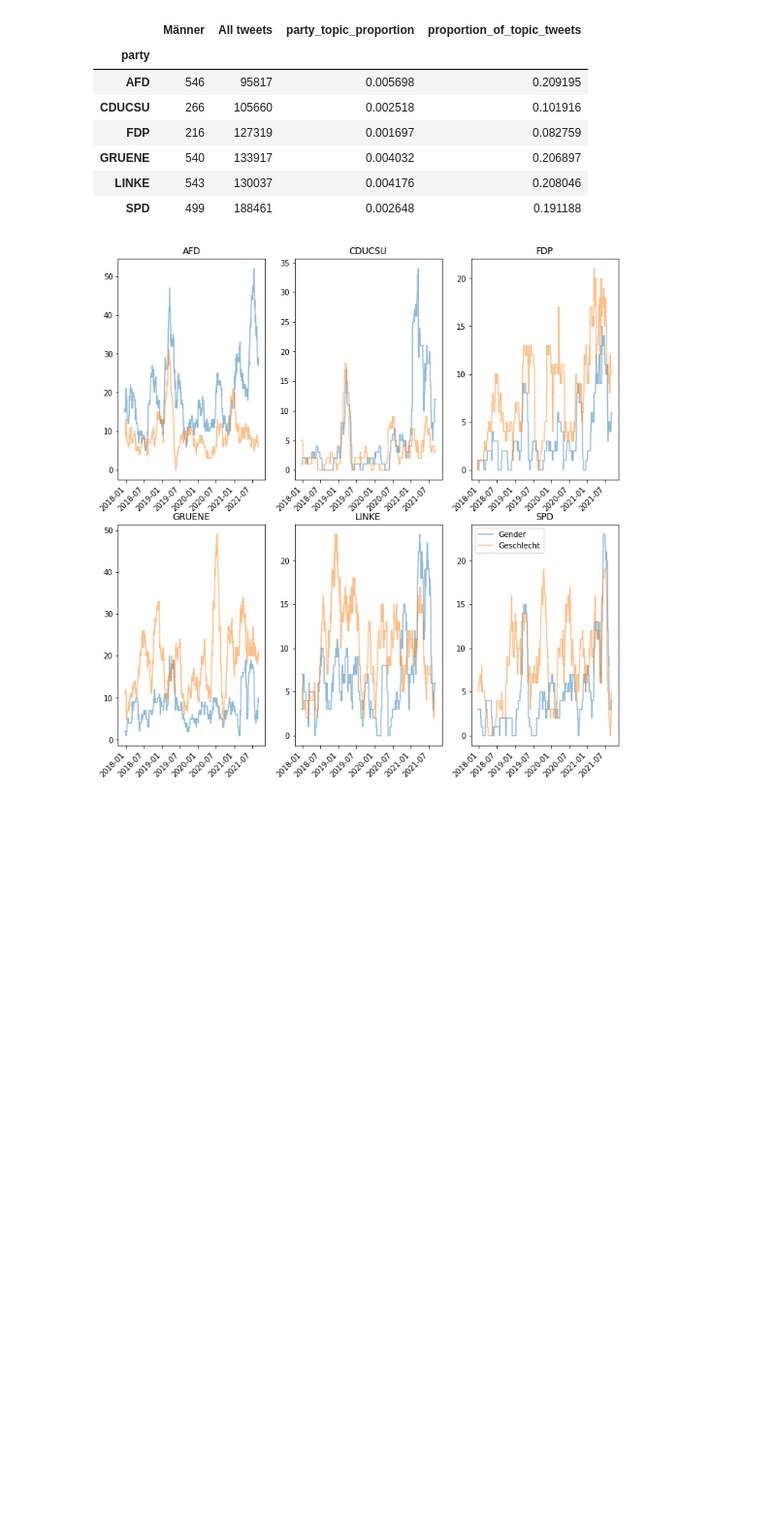
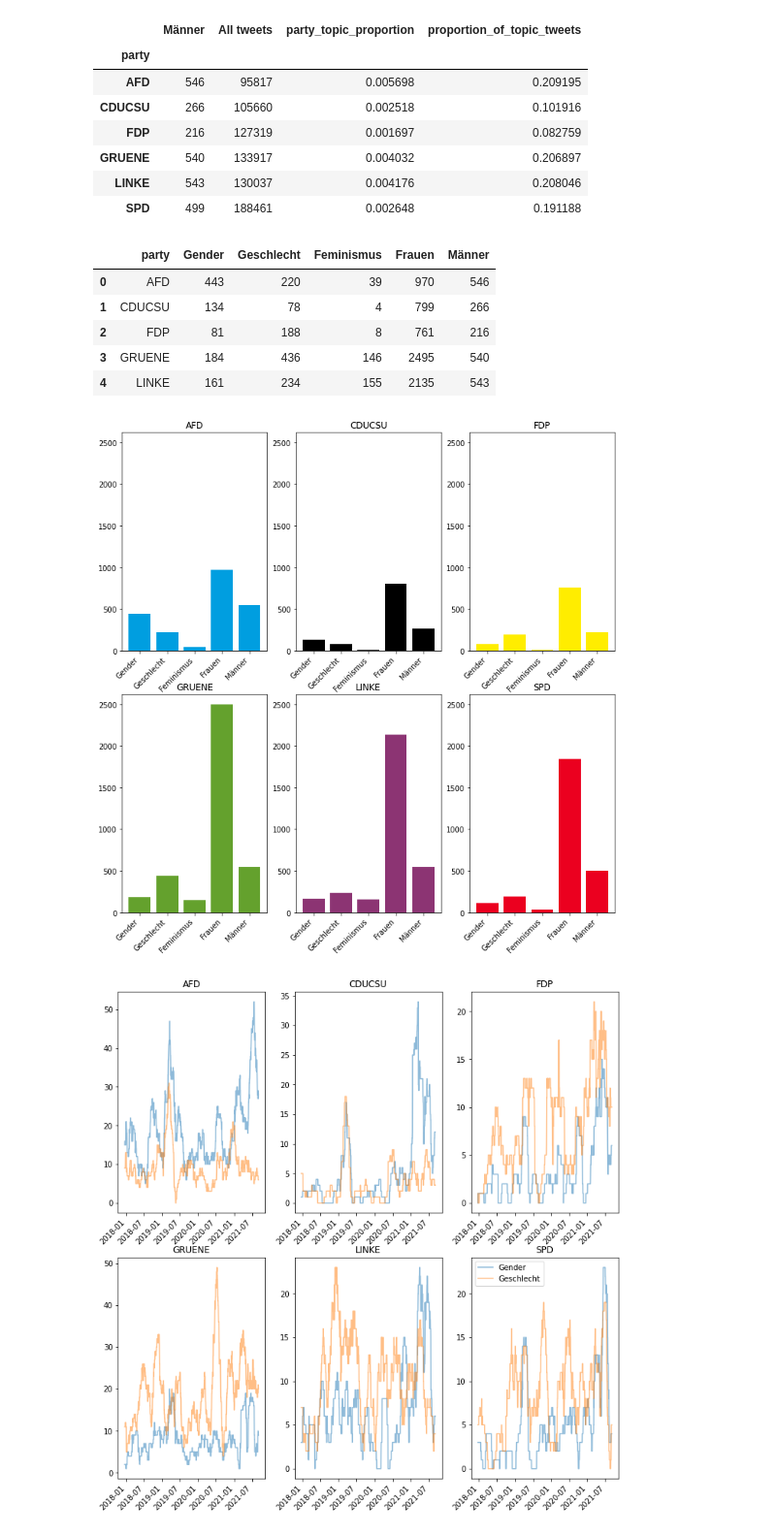
Before and after one commit to mcallaghan/ts-bundestag-tweets, a Jupyter notebook: Gender/Gender.ipynb, the cells around one changed output. Shown at 97% size. Saved outputs shown, nothing was run; the diff lists cells and outputs as text; code cells hidden in the pictures; blank space fills up the shorter version.

```diff
--- a/Gender/Gender.ipynb
+++ b/Gender/Gender.ipynb
@@ -828,7 +831,7 @@ for cutoff in cutoffs[:1]:
         })
         results['party_topic_proportion'] = results[topic['name']] / results['All tweets']
         results['proportion_of_topic_tweets'] = results[topic['name']] / results[topic['name']].sum()
-        results.to_csv(f"results/7/1_after_{cutoff.strftime('%y-%m-%d')}.csv")
+        results.to_csv(f"results/7/7_topic_after_{cutoff.strftime('%y-%m-%d')}.csv")
 
 results
 # %% [output]
@@ -840,6 +843,42 @@ results
 | GRUENE | 540 | 133917 | 0.004032 | 0.206897 |
 | LINKE | 543 | 130037 | 0.004176 | 0.208046 |
 | SPD | 499 | 188461 | 0.002648 | 0.191188 |
+# %%
+# 7. Check words like “Geschlecht” (including geschlechtergerecht etc.), „Feminismus“, „Frauen“, „Männer“
+
+fig = plt.figure(figsize=(12,12))
+
+ax = None
+
+pts = []
+
+for i, (party, pgroup) in enumerate(df[df.index>cutoffs[0]].groupby('party')):
+    ax = fig.add_subplot(2,3,i+1, sharey = ax)
+    ax.set_title(party)
+    topics=[]
+    pt = {"party":party}
+    for j, topic in enumerate(extended_gender_topics):
+        count = pgroup[topic['name']].sum()
+        pt[topic['name']] = count
+        ax.bar(j, count, color=cdict[party.lower()])
+        topics.append(topic['name'])
+
+    pts.append(pt)
+    plt.draw()
+    ax.set_xticks(range(len(topics)))
+    ax.set_xticklabels(topics, rotation=45, ha="right")
+
+party_topic_df = pd.DataFrame.from_dict(pts)
+party_topic_df.to_csv('results/8/8.csv',index=False)
+party_topic_df.head()
+# %% [output]
+|  | party | Gender | Geschlecht | Feminismus | Frauen | Männer |
+| 0 | AFD | 443 | 220 | 39 | 970 | 546 |
+| 1 | CDUCSU | 134 | 78 | 4 | 799 | 266 |
+| 2 | FDP | 81 | 188 | 8 | 761 | 216 |
+| 3 | GRUENE | 184 | 436 | 146 | 2495 | 540 |
+| 4 | LINKE | 161 | 234 | 155 | 2135 | 543 |
+[figure, added]
 # %%
 #9 9. Which party members use gender language the most?
 for cutoff in cutoffs[:1]:
```
Also changed, not shown: parts of 1 cell of this notebook, 4 other files.
